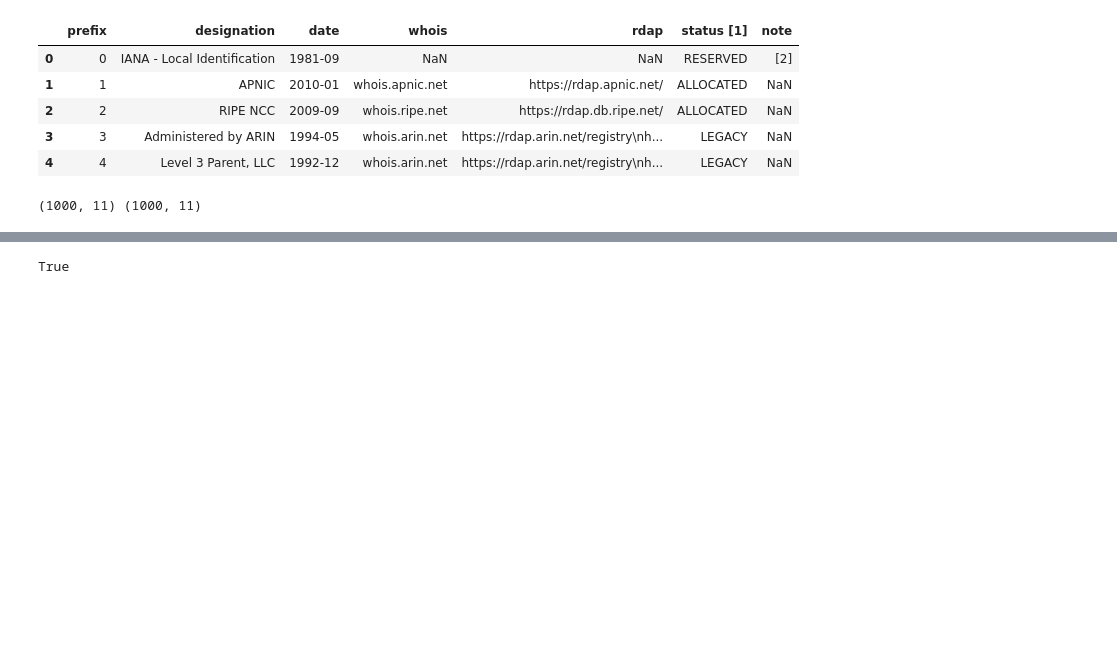
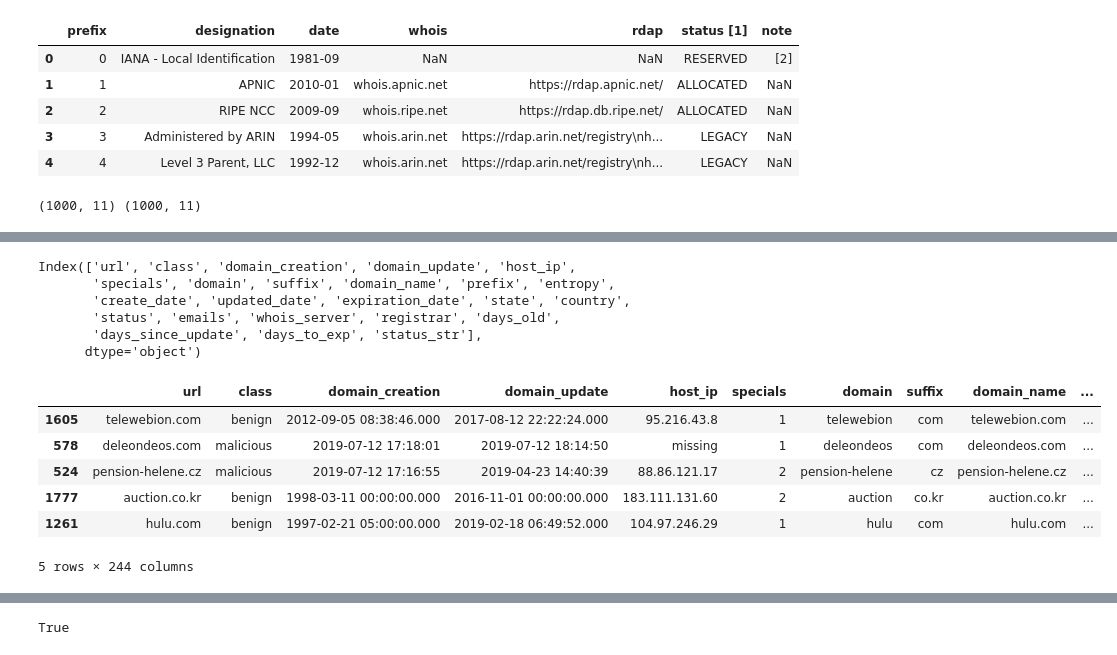
Before and after one commit to alistairwgillespie/blue_team_detection, a Jupyter notebook: notebooks/malurl_demo.ipynb, the cells around one changed output, grey strips where cells are left out. Cells and saved outputs as stored; diff of their text form; code cells hidden in the pictures; blank space fills up the shorter version.

```diff
--- a/notebooks/malurl_demo.ipynb
+++ b/notebooks/malurl_demo.ipynb
@@ -334,0 +403,9 @@ df
+# %%
+df.columns
+# %% [output]
+Index(['url', 'class', 'domain_creation', 'domain_update', 'host_ip',
+       'specials', 'domain', 'suffix', 'domain_name', 'prefix', 'entropy',
+       'create_date', 'updated_date', 'expiration_date', 'state', 'country',
+       'status', 'emails', 'whois_server', 'registrar', 'days_old',
+       'days_since_update', 'days_to_exp', 'status_str'],
+      dtype='object')
@@ -334,0 +416,12 @@ df
+# %%
+final_df = pd.concat([df.drop('state', axis=1), df['state'].str.get_dummies(sep=',')], axis=1)
+# %%
+final_df.head()
+# %% [output]
+|  | url | class | domain_creation | domain_update | host_ip | specials | domain | suffix | domain_name | ... |
+| 1605 | telewebion.com | benign | 2012-09-05 08:38:46.000 | 2017-08-12 22:22:24.000 | 95.216.43.8 | 1 | telewebion | com | telewebion.com | ... |
+| 578 | deleondeos.com | malicious | 2019-07-12 17:18:01 | 2019-07-12 18:14:50 | missing | 1 | deleondeos | com | deleondeos.com | ... |
+| 524 | pension-helene.cz | malicious | 2019-07-12 17:16:55 | 2019-04-23 14:40:39 | 88.86.121.17 | 2 | pension-helene | cz | pension-helene.cz | ... |
+| 1777 | auction.co.kr | benign | 1998-03-11 00:00:00.000 | 2016-11-01 00:00:00.000 | 183.111.131.60 | 2 | auction | co.kr | auction.co.kr | ... |
+| 1261 | hulu.com | benign | 1997-02-21 05:00:00.000 | 2019-02-18 06:49:52.000 | 104.97.246.29 | 1 | hulu | com | hulu.com | ... |
+5 rows × 244 columns
```
Also changed, not shown: parts of 38 cells of this notebook.
